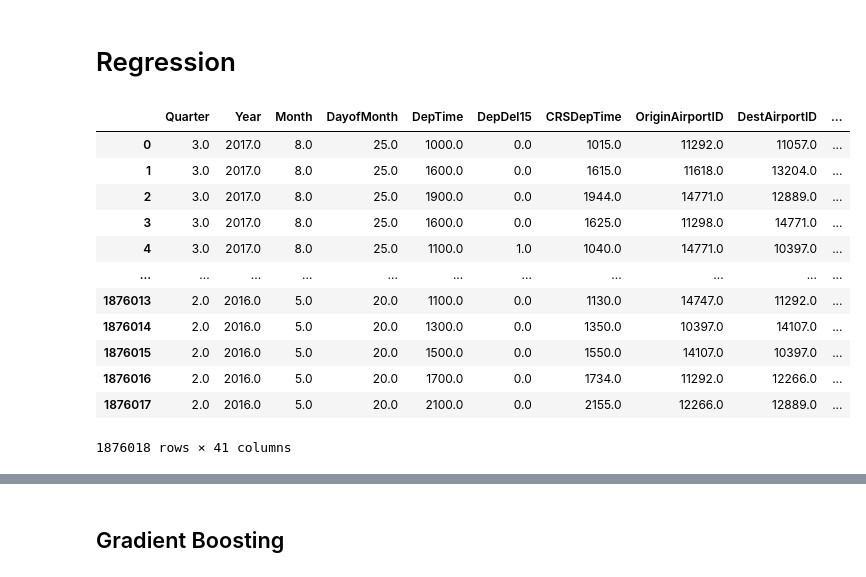
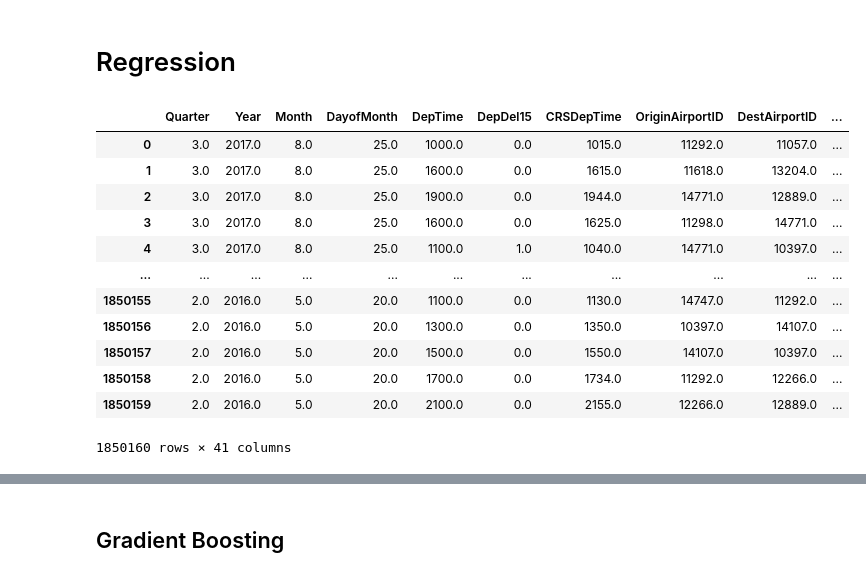
Before and after one commit to AMVamsi/Flight_Delay_Prediction, a Jupyter notebook: Regression .ipynb, the cells around one changed output, grey strips where cells are left out. Saved outputs shown, nothing was run; the diff lists cells and outputs as text; code cells hidden in the pictures.

```diff
--- a/Regression .ipynb
+++ b/Regression .ipynb
@@ -14,22 +14,22 @@ from sklearn.metrics import mean_squared_error, r2_score
 from sklearn.metrics import mean_absolute_error
 # %%
 df=pd.DataFrame()
-df=pd.read_csv("/Users/msml/Vamsi/SF/SF_Projects/fiiiiiinallll.csv")
+df=pd.read_csv("/Users/msml/Vamsi/SF/SF_Projects/FINAL.csv")
 df
 # %% [output]
 |  | Quarter | Year | Month | DayofMonth | DepTime | DepDel15 | CRSDepTime | OriginAirportID | DestAirportID | ... |
 | 0 | 3.0 | 2017.0 | 8.0 | 25.0 | 1000.0 | 0.0 | 1015.0 | 11292.0 | 11057.0 | ... |
 | 1 | 3.0 | 2017.0 | 8.0 | 25.0 | 1600.0 | 0.0 | 1615.0 | 11618.0 | 13204.0 | ... |
 | 2 | 3.0 | 2017.0 | 8.0 | 25.0 | 1900.0 | 0.0 | 1944.0 | 14771.0 | 12889.0 | ... |
 | 3 | 3.0 | 2017.0 | 8.0 | 25.0 | 1600.0 | 0.0 | 1625.0 | 11298.0 | 14771.0 | ... |
 | 4 | 3.0 | 2017.0 | 8.0 | 25.0 | 1100.0 | 1.0 | 1040.0 | 14771.0 | 10397.0 | ... |
 | ... | ... | ... | ... | ... | ... | ... | ... | ... | ... | ... |
-| 1876013 | 2.0 | 2016.0 | 5.0 | 20.0 | 1100.0 | 0.0 | 1130.0 | 14747.0 | 11292.0 | ... |
-| 1876014 | 2.0 | 2016.0 | 5.0 | 20.0 | 1300.0 | 0.0 | 1350.0 | 10397.0 | 14107.0 | ... |
-| 1876015 | 2.0 | 2016.0 | 5.0 | 20.0 | 1500.0 | 0.0 | 1550.0 | 14107.0 | 10397.0 | ... |
-| 1876016 | 2.0 | 2016.0 | 5.0 | 20.0 | 1700.0 | 0.0 | 1734.0 | 11292.0 | 12266.0 | ... |
-| 1876017 | 2.0 | 2016.0 | 5.0 | 20.0 | 2100.0 | 0.0 | 2155.0 | 12266.0 | 12889.0 | ... |
+| 1850155 | 2.0 | 2016.0 | 5.0 | 20.0 | 1100.0 | 0.0 | 1130.0 | 14747.0 | 11292.0 | ... |
+| 1850156 | 2.0 | 2016.0 | 5.0 | 20.0 | 1300.0 | 0.0 | 1350.0 | 10397.0 | 14107.0 | ... |
+| 1850157 | 2.0 | 2016.0 | 5.0 | 20.0 | 1500.0 | 0.0 | 1550.0 | 14107.0 | 10397.0 | ... |
+| 1850158 | 2.0 | 2016.0 | 5.0 | 20.0 | 1700.0 | 0.0 | 1734.0 | 11292.0 | 12266.0 | ... |
+| 1850159 | 2.0 | 2016.0 | 5.0 | 20.0 | 2100.0 | 0.0 | 2155.0 | 12266.0 | 12889.0 | ... |
-1876018 rows × 41 columns
+1850160 rows × 41 columns
 # %%
 train, test = train_test_split(df, test_size=0.2, random_state=32)
 # %%
```
Also changed, not shown: parts of 5 cells of this notebook.
